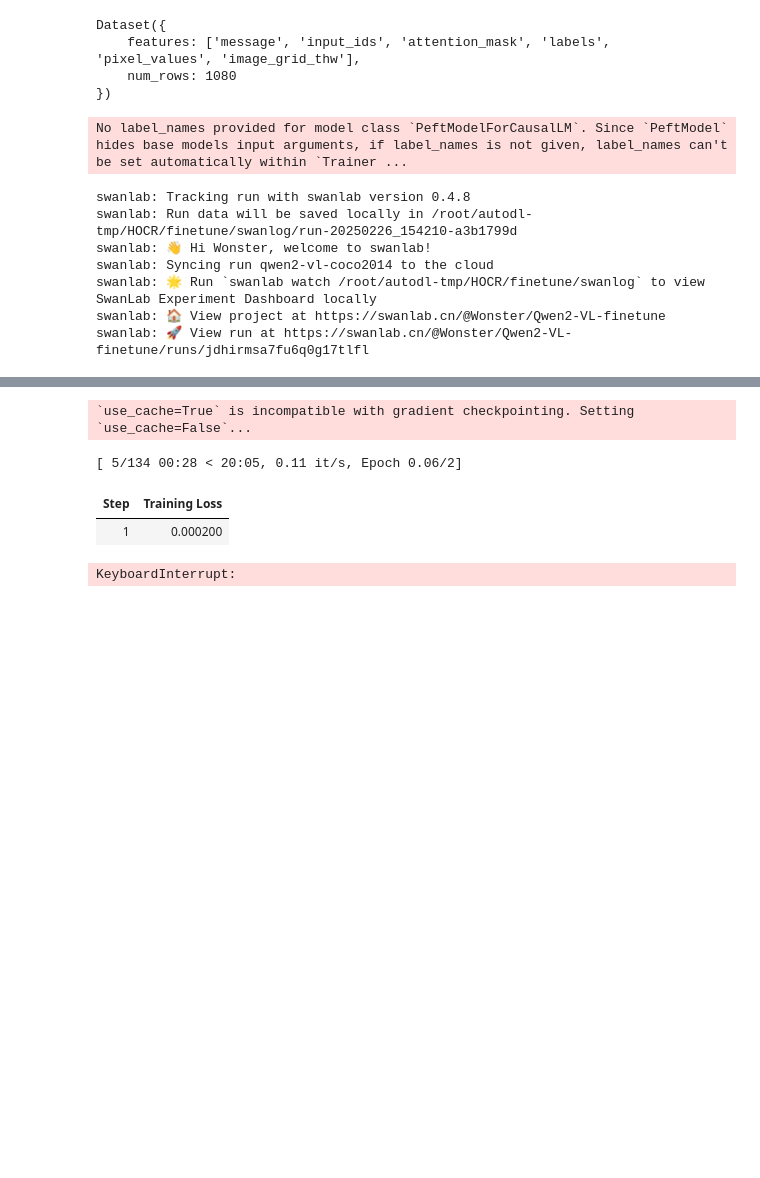
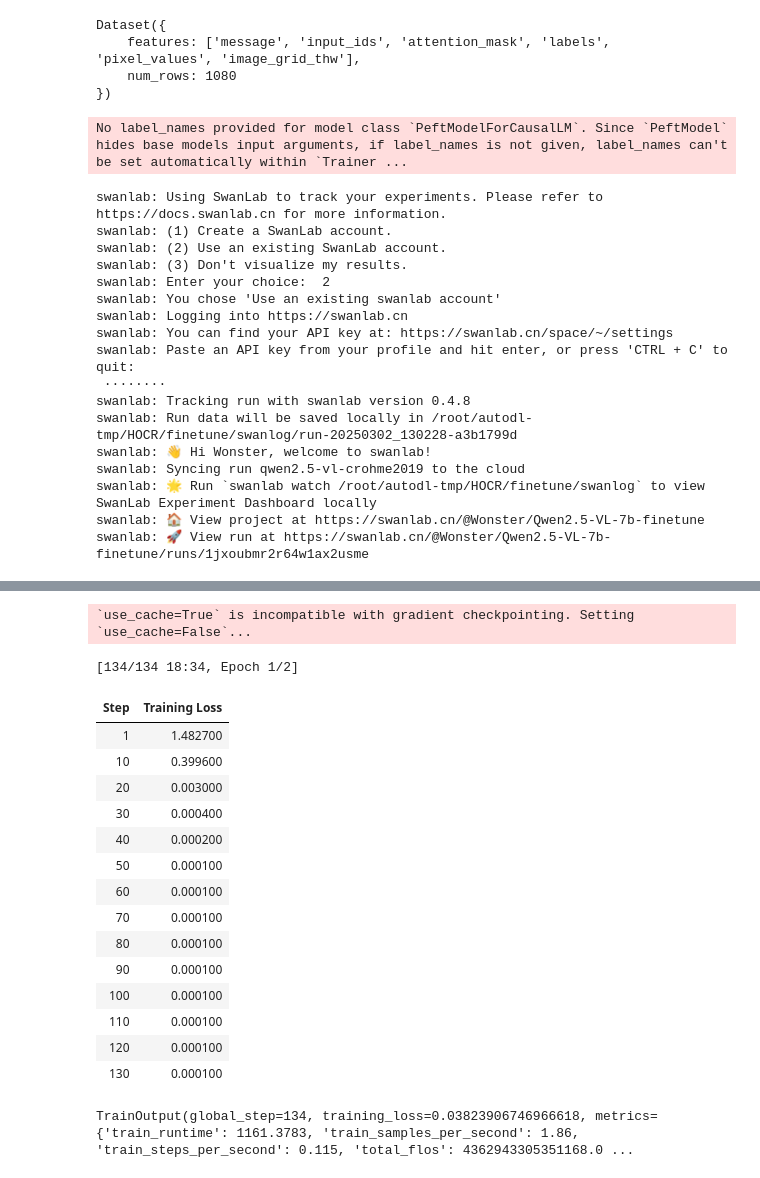
Before and after one commit to Wooonster/HOCR, a Jupyter notebook: finetune/qwenvl.ipynb, the cells around one changed output, grey strips where cells are left out. Drawn from its saved outputs; the diff is of its cells as text; code cells hidden in the pictures; blank space fills up the shorter version.

```diff
--- a/finetune/qwenvl.ipynb
+++ b/finetune/qwenvl.ipynb
@@ -35,15 +38,13 @@ import transformers
 import torch
 from transformers import Qwen2_5_VLForConditionalGeneration, AutoProcessor, AutoTokenizer
 
-model = Qwen2_5_VLForConditionalGeneration.from_pretrained(
-    save_dir, torch_dtype=torch.float16,
+model_7b = Qwen2_5_VLForConditionalGeneration.from_pretrained(
+    save_dir_7b, torch_dtype=torch.float16,
     attn_implementation="flash_attention_2", device_map="auto"
 )
-tokenizer = AutoTokenizer.from_pretrained(save_dir, trust_remote=True)
-processor = AutoProcessor.from_pretrained(save_dir)
+tokenizer = AutoTokenizer.from_pretrained(save_dir_7b, trust_remote=True)
+processor = AutoProcessor.from_pretrained(save_dir_7b)
 
-model.enable_input_require_grads()   # 开启梯度检查点时，要执行该方法
-
-# print(model)
+model_7b.enable_input_require_grads()   # 开启梯度检查点时，要执行该方法
 # %% [output]
 Using a slow image processor as `use_fast` is unset and a slow processor was saved with this model. `use_fast=True` will be the default behavior in v4.48, even if the model was saved with a slow proce ...
@@ -175,7 +196,7 @@ config = LoraConfig(
 )
 
 # 获取LoRA模型
-peft_model = get_peft_model(model, config)
+peft_model_7b = get_peft_model(model_7b, config)
 # %%
 from transformers import (
     TrainingArguments,
@@ -187,7 +208,7 @@ from transformers import (
 
 # 配置训练参数
 args = TrainingArguments(
-    output_dir="./output/Qwen2-VL-7B",
+    output_dir="./output/Qwen2.5-VL-7B",
     per_device_train_batch_size=4,
     gradient_accumulation_steps=4,
     logging_steps=10,
@@ -205,8 +226,8 @@ from swanlab.integration.transformers import SwanLabCallback
 
 # 设置SwanLab回调
 swanlab_callback = SwanLabCallback(
-    project="Qwen2-VL-finetune",
-    experiment_name="qwen2-vl-coco2014",
+    project="Qwen2.5-VL-7b-finetune",
+    experiment_name="qwen2.5-vl-crohme2019",
     config={
         "model": "https://huggingface.co/Qwen/Qwen2.5-VL-7B-Instruct-AWQ",
         "dataset": "https://disk.pku.edu.cn/anyshare/en-us/link/AAF10CCC4D539543F68847A9010C607139?_tb=none&expires_at=1970-01-01T08%3A00%3A00%2B08%3A00&item_type=&password_required=false&title=HMER%20Dataset&type=anonymous",
@@ -221,30 +242,53 @@ swanlab_callback = SwanLabCallback(
 # %%
 # 配置Trainer
 trainer = Trainer(
-    model=peft_model,
+    model=peft_model_7b,
     args=args,
     train_dataset=train_data,
     data_collator=DataCollatorForSeq2Seq(tokenizer=tokenizer, padding=True),
     callbacks=[swanlab_callback],
 )
 
 # 开启模型训练
 trainer.train()
 # %% [output]
 No label_names provided for model class `PeftModelForCausalLM`. Since `PeftModel` hides base models input arguments, if label_names is not given, label_names can't be set automatically within `Trainer ...
+swanlab: Using SwanLab to track your experiments. Please refer to https://docs.swanlab.cn for more information.
+swanlab: (1) Create a SwanLab account.
+swanlab: (2) Use an existing SwanLab account.
+swanlab: (3) Don't visualize my results.
+swanlab: Enter your choice:  2
+swanlab: You chose 'Use an existing swanlab account'
+swanlab: Logging into https://swanlab.cn
+swanlab: You can find your API key at: https://swanlab.cn/space/~/settings
+swanlab: Paste an API key from your profile and hit enter, or press 'CTRL + C' to quit:
+ ········
 swanlab: Tracking run with swanlab version 0.4.8
-swanlab: Run data will be saved locally in /root/autodl-tmp/HOCR/finetune/swanlog/run-20250226_154210-a3b1799d
+swanlab: Run data will be saved locally in /root/autodl-tmp/HOCR/finetune/swanlog/run-20250302_130228-a3b1799d
 swanlab: 👋 Hi Wonster, welcome to swanlab!
-swanlab: Syncing run qwen2-vl-coco2014 to the cloud
+swanlab: Syncing run qwen2.5-vl-crohme2019 to the cloud
 swanlab: 🌟 Run `swanlab watch /root/autodl-tmp/HOCR/finetune/swanlog` to view SwanLab Experiment Dashboard locally
-swanlab: 🏠 View project at https://swanlab.cn/@Wonster/Qwen2-VL-finetune
-swanlab: 🚀 View run at https://swanlab.cn/@Wonster/Qwen2-VL-finetune/runs/jdhirmsa7fu6q0g17tlfl
+swanlab: 🏠 View project at https://swanlab.cn/@Wonster/Qwen2.5-VL-7b-finetune
+swanlab: 🚀 View run at https://swanlab.cn/@Wonster/Qwen2.5-VL-7b-finetune/runs/1jxoubmr2r64w1ax2usme
 [interactive output not drawn]
 `use_cache=True` is incompatible with gradient checkpointing. Setting `use_cache=False`...
-[ 5/134 00:28 < 20:05, 0.11 it/s, Epoch 0.06/2]
+[134/134 18:34, Epoch 1/2]
 | Step | Training Loss |
-| 1 | 0.000200 |
+| 1 | 1.482700 |
+| 10 | 0.399600 |
+| 20 | 0.003000 |
+| 30 | 0.000400 |
+| 40 | 0.000200 |
+| 50 | 0.000100 |
+| 60 | 0.000100 |
+| 70 | 0.000100 |
+| 80 | 0.000100 |
+| 90 | 0.000100 |
+| 100 | 0.000100 |
+| 110 | 0.000100 |
+| 120 | 0.000100 |
+| 130 | 0.000100 |
-KeyboardInterrupt:
+TrainOutput(global_step=134, training_loss=0.03823906746966618, metrics={'train_runtime': 1161.3783, 'train_samples_per_second': 1.86, 'train_steps_per_second': 0.115, 'total_flos': 4362943305351168.0 ...
 # %%
 # 配置测试参数
 val_config = LoraConfig(
```
Also changed, not shown: parts of 6 cells of this notebook, 8 other files.
